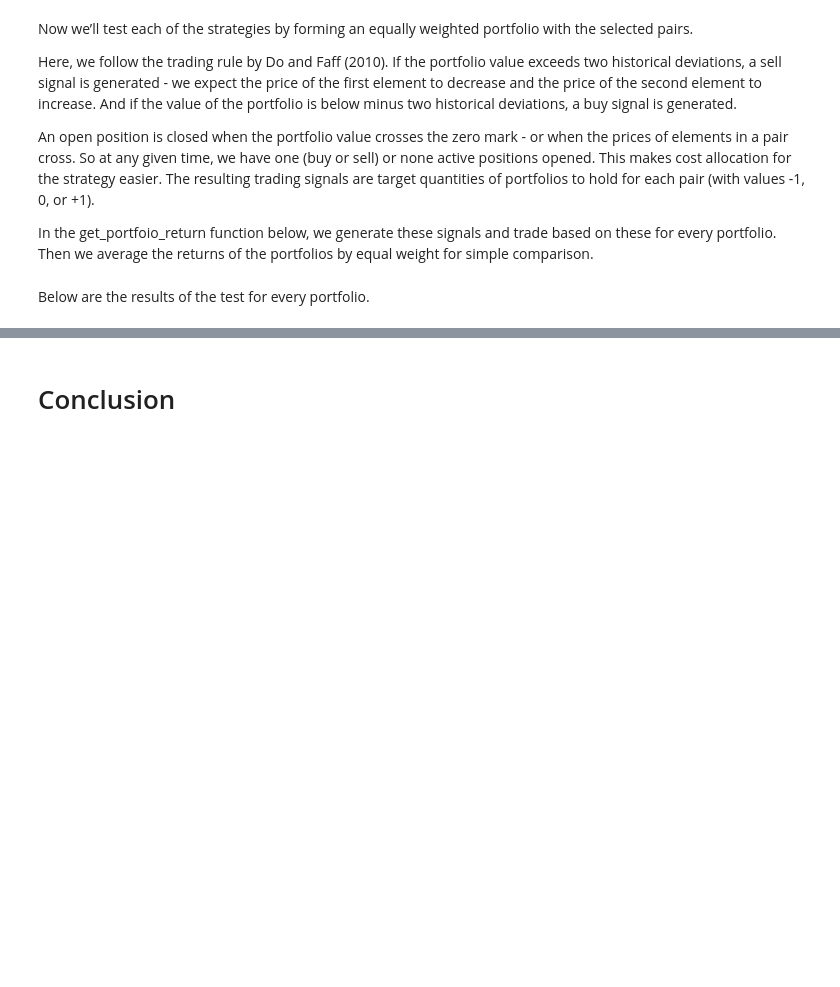
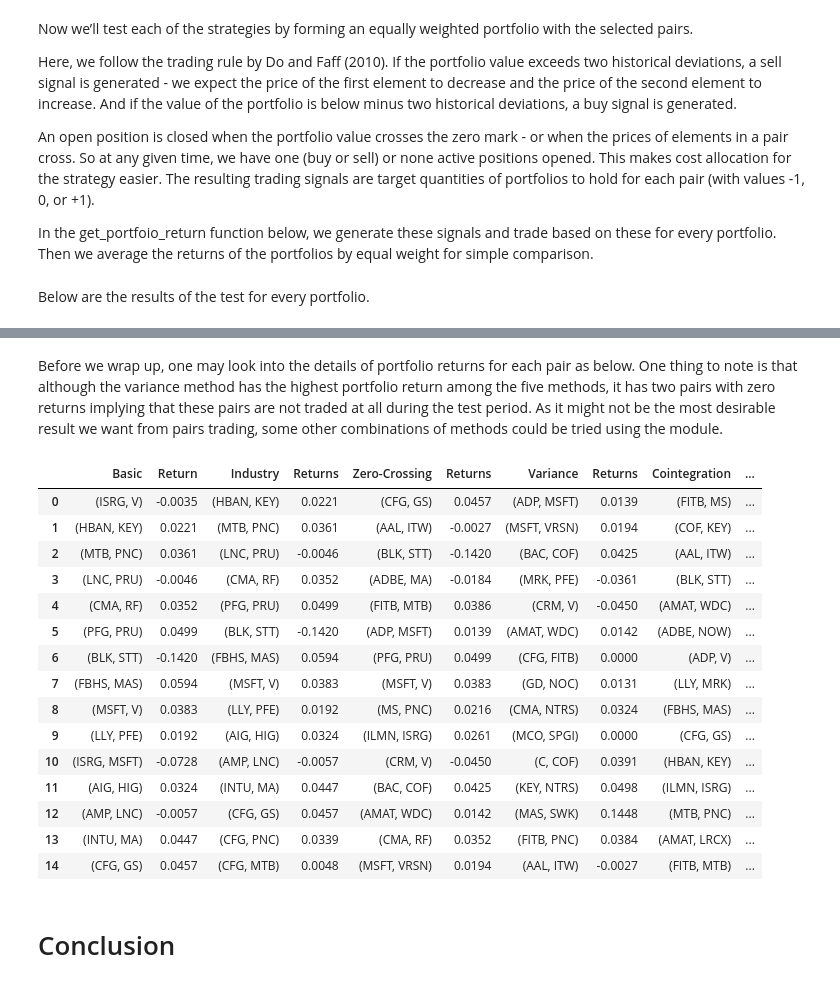
Before and after one commit to hudson-and-thames/arbitrage_research, a Jupyter notebook: Distance Approach/basic_distance_approach_comparsion.ipynb, the cells around one changed output, grey strips where cells are left out. Saved outputs shown, nothing was run; the diff lists cells and outputs as text; code cells hidden in the pictures; blank space fills up the shorter version.

```diff
--- a/Distance Approach/basic_distance_approach_comparsion.ipynb
+++ b/Distance Approach/basic_distance_approach_comparsion.ipynb
@@ -249,6 +286,6 @@ Investment portfolio value rose to  0.007539681392920261
 # %%
 # Get portfolio return for industry strategy
-portfolio_industry = get_portfolio_return(strategy_industry, test_data, pairs_industry)
+pair_return_industry, portfolio_industry = get_portfolio_return(strategy_industry, test_data)
 
 # Plot the equity curve and print the excess return of the portfolio
 portfolio_industry.plot(title='Distance Strategy investemnt portfolio equity curve - Industry Strategy', figsize=(10,5));
@@ -289,3 +326,30 @@ Investment portfolio value rose to  0.01926011762083548
+# %% [markdown]
+Before we wrap up, one may look into the details of portfolio returns for each pair as below. One thing to note is that although the variance method has the highest portfolio return among the five methods, it has two pairs with zero returns implying that these pairs are not traded at all during the test period. As it might not be the most desirable result we want from pairs trading, some other combinations of methods could be tried using the module.
+# %%
+# Showing pairs selected by each method and its returns
+pair_returns = pd.DataFrame([pairs_basic, pair_return_basic,pairs_industry, pair_return_industry,
+                pairs_zero_crossing, pair_return_zero_crossing,pairs_variance,pair_return_variance,
+                pairs_coint, pair_return_coint]).T
+columns = ['Basic','Return' ,'Industry','Returns','Zero-Crossing','Returns','Variance','Returns','Cointegration','Returns']
+pair_returns.columns = columns
+display(pair_returns)
+# %% [output]
+|  | Basic | Return | Industry | Returns | Zero-Crossing | Returns | Variance | Returns | Cointegration | ... |
+| 0 | (ISRG, V) | -0.0035 | (HBAN, KEY) | 0.0221 | (CFG, GS) | 0.0457 | (ADP, MSFT) | 0.0139 | (FITB, MS) | ... |
+| 1 | (HBAN, KEY) | 0.0221 | (MTB, PNC) | 0.0361 | (AAL, ITW) | -0.0027 | (MSFT, VRSN) | 0.0194 | (COF, KEY) | ... |
+| 2 | (MTB, PNC) | 0.0361 | (LNC, PRU) | -0.0046 | (BLK, STT) | -0.1420 | (BAC, COF) | 0.0425 | (AAL, ITW) | ... |
+| 3 | (LNC, PRU) | -0.0046 | (CMA, RF) | 0.0352 | (ADBE, MA) | -0.0184 | (MRK, PFE) | -0.0361 | (BLK, STT) | ... |
+| 4 | (CMA, RF) | 0.0352 | (PFG, PRU) | 0.0499 | (FITB, MTB) | 0.0386 | (CRM, V) | -0.0450 | (AMAT, WDC) | ... |
+| 5 | (PFG, PRU) | 0.0499 | (BLK, STT) | -0.1420 | (ADP, MSFT) | 0.0139 | (AMAT, WDC) | 0.0142 | (ADBE, NOW) | ... |
+| 6 | (BLK, STT) | -0.1420 | (FBHS, MAS) | 0.0594 | (PFG, PRU) | 0.0499 | (CFG, FITB) | 0.0000 | (ADP, V) | ... |
+| 7 | (FBHS, MAS) | 0.0594 | (MSFT, V) | 0.0383 | (MSFT, V) | 0.0383 | (GD, NOC) | 0.0131 | (LLY, MRK) | ... |
+| 8 | (MSFT, V) | 0.0383 | (LLY, PFE) | 0.0192 | (MS, PNC) | 0.0216 | (CMA, NTRS) | 0.0324 | (FBHS, MAS) | ... |
+| 9 | (LLY, PFE) | 0.0192 | (AIG, HIG) | 0.0324 | (ILMN, ISRG) | 0.0261 | (MCO, SPGI) | 0.0000 | (CFG, GS) | ... |
+| 10 | (ISRG, MSFT) | -0.0728 | (AMP, LNC) | -0.0057 | (CRM, V) | -0.0450 | (C, COF) | 0.0391 | (HBAN, KEY) | ... |
+| 11 | (AIG, HIG) | 0.0324 | (INTU, MA) | 0.0447 | (BAC, COF) | 0.0425 | (KEY, NTRS) | 0.0498 | (ILMN, ISRG) | ... |
+| 12 | (AMP, LNC) | -0.0057 | (CFG, GS) | 0.0457 | (AMAT, WDC) | 0.0142 | (MAS, SWK) | 0.1448 | (MTB, PNC) | ... |
+| 13 | (INTU, MA) | 0.0447 | (CFG, PNC) | 0.0339 | (CMA, RF) | 0.0352 | (FITB, PNC) | 0.0384 | (AMAT, LRCX) | ... |
+| 14 | (CFG, GS) | 0.0457 | (CFG, MTB) | 0.0048 | (MSFT, VRSN) | 0.0194 | (AAL, ITW) | -0.0027 | (FITB, MTB) | ... |
 # %% [markdown]
 # Conclusion
 # %% [markdown]
```
Also changed, not shown: parts of 13 cells of this notebook.
